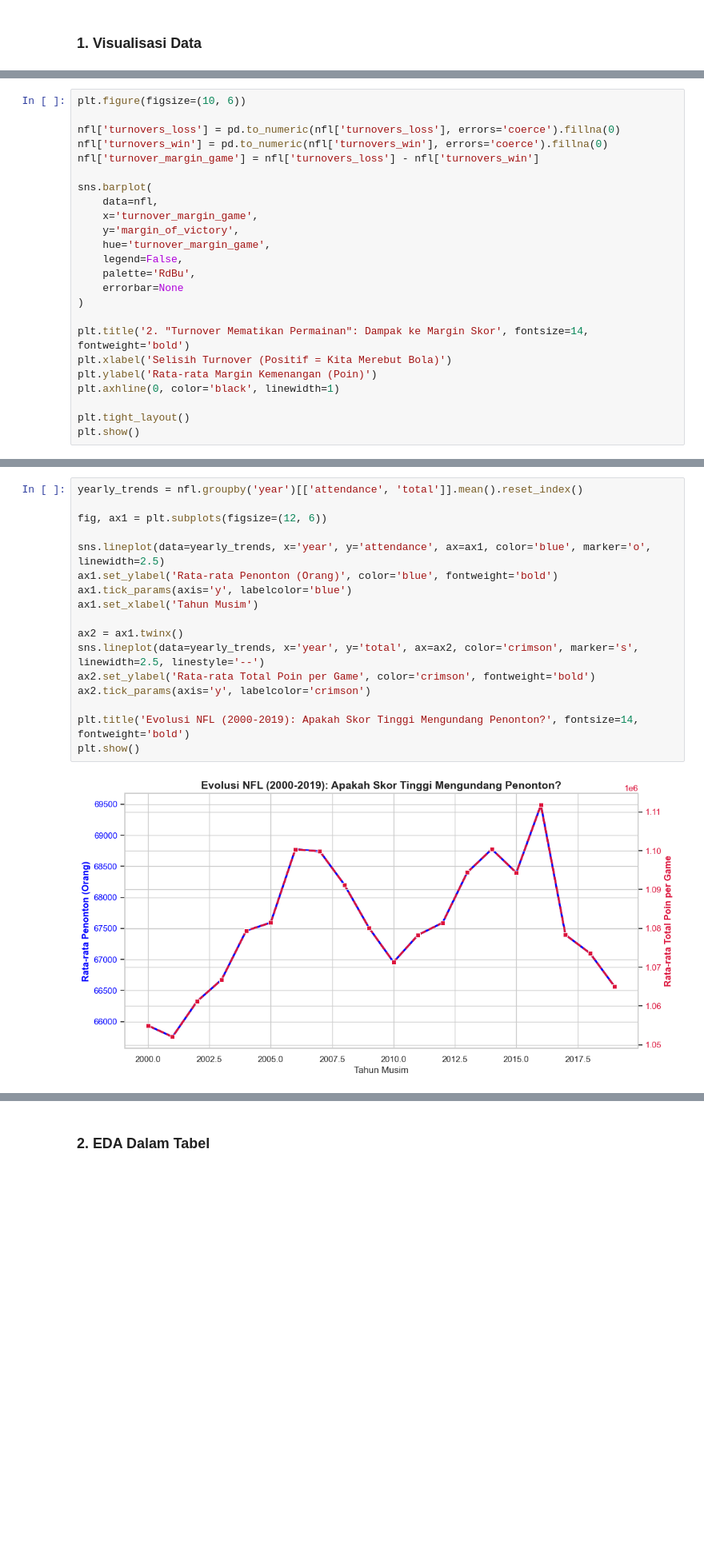
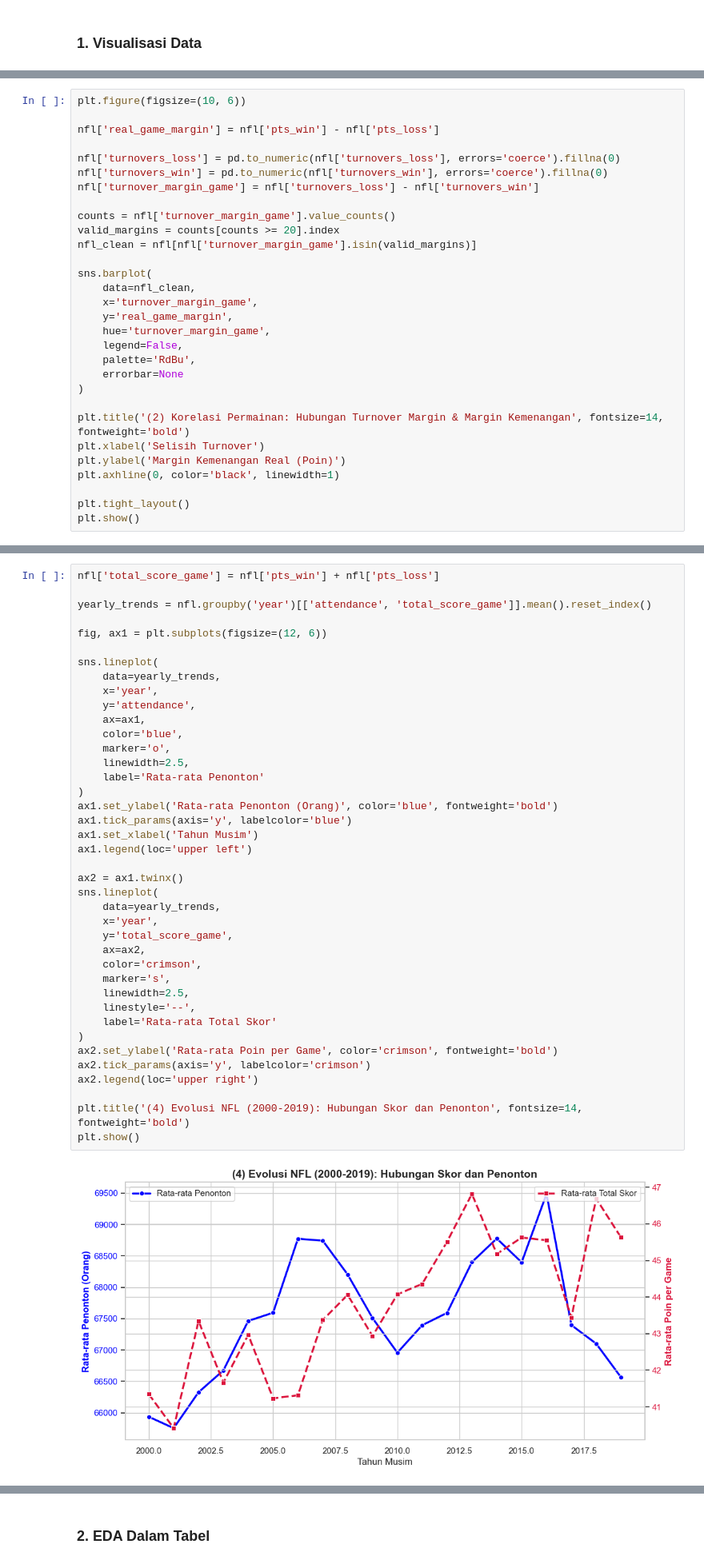
Before and after one commit to gacoanphilia/final-project, a Jupyter notebook: notebooks/final-project.ipynb, the cells around one changed output, grey strips where cells are left out. Shown at 80% size. Saved outputs shown, nothing was run; the diff lists cells and outputs as text; blank space fills up the shorter version.

```diff
--- a/notebooks/final-project.ipynb
+++ b/notebooks/final-project.ipynb
@@ -487,23 +496,29 @@ Insight Utama:
 # %%
 plt.figure(figsize=(10, 6))
+
+nfl['real_game_margin'] = nfl['pts_win'] - nfl['pts_loss']
 
 nfl['turnovers_loss'] = pd.to_numeric(nfl['turnovers_loss'], errors='coerce').fillna(0)
 nfl['turnovers_win'] = pd.to_numeric(nfl['turnovers_win'], errors='coerce').fillna(0)
 nfl['turnover_margin_game'] = nfl['turnovers_loss'] - nfl['turnovers_win']
 
+counts = nfl['turnover_margin_game'].value_counts()
+valid_margins = counts[counts >= 20].index
+nfl_clean = nfl[nfl['turnover_margin_game'].isin(valid_margins)]
+
 sns.barplot(
-    data=nfl,
+    data=nfl_clean,
     x='turnover_margin_game',
-    y='margin_of_victory',
+    y='real_game_margin',
     hue='turnover_margin_game',
     legend=False,
     palette='RdBu',
     errorbar=None
 )
 
-plt.title('2. "Turnover Mematikan Permainan": Dampak ke Margin Skor', fontsize=14, fontweight='bold')
-plt.xlabel('Selisih Turnover (Positif = Kita Merebut Bola)')
-plt.ylabel('Rata-rata Margin Kemenangan (Poin)')
+plt.title('(2) Korelasi Permainan: Hubungan Turnover Margin & Margin Kemenangan', fontsize=14, fontweight='bold')
+plt.xlabel('Selisih Turnover')
+plt.ylabel('Margin Kemenangan Real (Poin)')
 plt.axhline(0, color='black', linewidth=1)
 
 plt.tight_layout()
@@ -566,20 +573,43 @@ Rank Offense vs Defense: Median Rank Serangan juara sedikit lebih tinggi daripad
 # %%
-yearly_trends = nfl.groupby('year')[['attendance', 'total']].mean().reset_index()
+nfl['total_score_game'] = nfl['pts_win'] + nfl['pts_loss']
+
+yearly_trends = nfl.groupby('year')[['attendance', 'total_score_game']].mean().reset_index()
 
 fig, ax1 = plt.subplots(figsize=(12, 6))
 
-sns.lineplot(data=yearly_trends, x='year', y='attendance', ax=ax1, color='blue', marker='o', linewidth=2.5)
+sns.lineplot(
+    data=yearly_trends,
+    x='year',
+    y='attendance',
+    ax=ax1,
+    color='blue',
+    marker='o',
+    linewidth=2.5,
+    label='Rata-rata Penonton'
+)
 ax1.set_ylabel('Rata-rata Penonton (Orang)', color='blue', fontweight='bold')
 ax1.tick_params(axis='y', labelcolor='blue')
 ax1.set_xlabel('Tahun Musim')
+ax1.legend(loc='upper left')
 
 ax2 = ax1.twinx()
-sns.lineplot(data=yearly_trends, x='year', y='total', ax=ax2, color='crimson', marker='s', linewidth=2.5, linestyle='--')
-ax2.set_ylabel('Rata-rata Total Poin per Game', color='crimson', fontweight='bold')
+sns.lineplot(
+    data=yearly_trends,
+    x='year',
+    y='total_score_game',
+    ax=ax2,
+    color='crimson',
+    marker='s',
+    linewidth=2.5,
+    linestyle='--',
+    label='Rata-rata Total Skor'
+)
+ax2.set_ylabel('Rata-rata Poin per Game', color='crimson', fontweight='bold')
 ax2.tick_params(axis='y', labelcolor='crimson')
+ax2.legend(loc='upper right')
 
-plt.title('Evolusi NFL (2000-2019): Apakah Skor Tinggi Mengundang Penonton?', fontsize=14, fontweight='bold')
+plt.title('(4) Evolusi NFL (2000-2019): Hubungan Skor dan Penonton', fontsize=14, fontweight='bold')
 plt.show()
 # %% [output]
-[figure, old version]
+[figure, new version]
 # %% [markdown]
```
Also changed, not shown: parts of 12 cells of this notebook.
